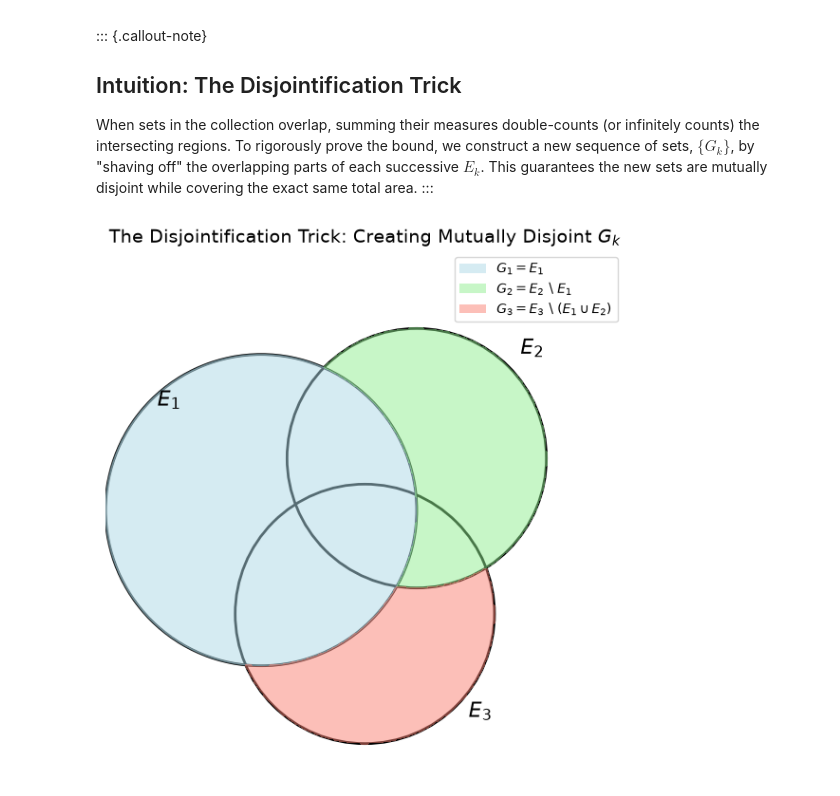
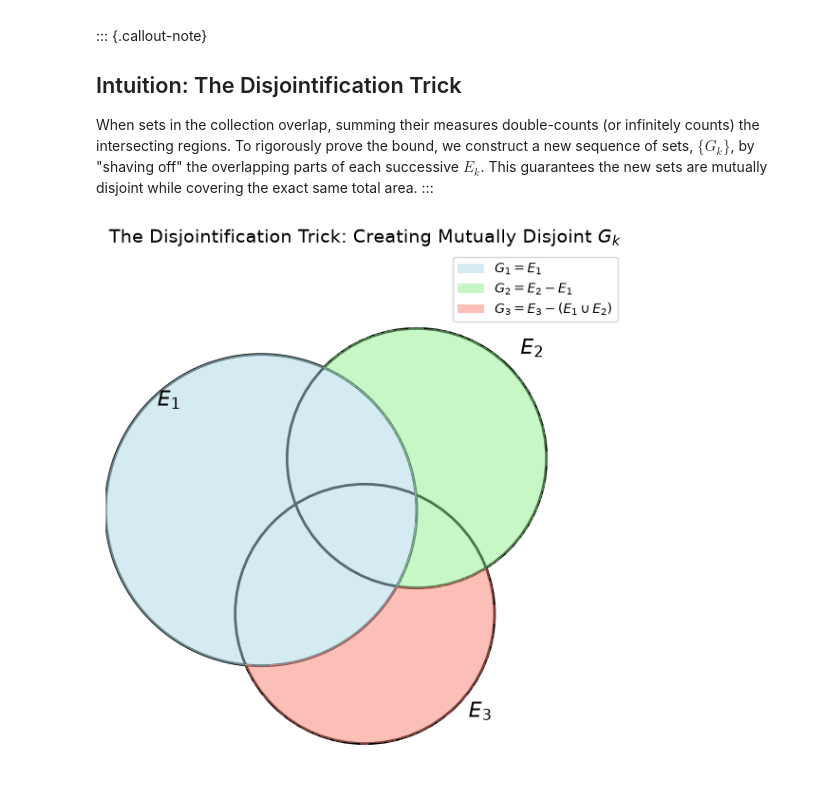
Before and after one commit to rohanishervin/kb, a Jupyter notebook: nodes/measure.ipynb, the cells around one changed output. Cells and saved outputs as stored; diff of their text form; code cells hidden in the pictures.

Commit message:
docs: update measure notebook and regenerate coverage and graph outputs

```diff
--- a/nodes/measure.ipynb
+++ b/nodes/measure.ipynb
@@ -290,44 +290,44 @@ ax.text(0.7, 0.1, '$E_3$', fontsize=16)
 circle1_fill = Circle((0.3, 0.5), 0.3, fill=True, color='lightblue', alpha=0.5, label='$G_1 = E_1$')
 ax.add_patch(circle1_fill)
 
-# Highlight G2 (E2 \ E1) by clipping
+# Highlight G2 (E2 - E1) by clipping
 # We create a clipping path that is E2 but excludes E1
 x = np.linspace(0, 1, 400)
 y = np.linspace(0, 1, 400)
 X, Y = np.meshgrid(x, y)
 # Distances to centers
 d1 = np.sqrt((X - 0.3)**2 + (Y - 0.5)**2)
 d2 = np.sqrt((X - 0.6)**2 + (Y - 0.6)**2)
 d3 = np.sqrt((X - 0.5)**2 + (Y - 0.3)**2)
 
 # Mask for G2
 mask_G2 = (d2 <= 0.25) & (d1 > 0.3)
 ax.contourf(X, Y, mask_G2, levels=[0.5, 1.5], colors=['lightgreen'], alpha=0.5)
 
-# Mask for G3 (E3 \ (E1 U E2))
+# Mask for G3 (E3 - (E1 U E2))
 mask_G3 = (d3 <= 0.25) & (d1 > 0.3) & (d2 > 0.25)
 ax.contourf(X, Y, mask_G3, levels=[0.5, 1.5], colors=['salmon'], alpha=0.5)
 
 # Setup plot limits and aesthetics
 ax.set_xlim(0, 1)
 ax.set_ylim(0, 1)
 ax.set_aspect('equal')
 ax.axis('off')
 ax.set_title("The Disjointification Trick: Creating Mutually Disjoint $G_k$", fontsize=14)
 
 # Custom legend
 from matplotlib.patches import Patch
 legend_elements = [
     Patch(facecolor='lightblue', alpha=0.5, label='$G_1 = E_1$'),
-    Patch(facecolor='lightgreen', alpha=0.5, label='$G_2 = E_2 \\setminus E_1$'),
-    Patch(facecolor='salmon', alpha=0.5, label='$G_3 = E_3 \\setminus (E_1 \\cup E_2)$')
+    Patch(facecolor='lightgreen', alpha=0.5, label='$G_2 = E_2 - E_1$'),
+    Patch(facecolor='salmon', alpha=0.5, label='$G_3 = E_3 - (E_1 \\cup E_2)$')
 ]
 ax.legend(handles=legend_elements, loc='upper right')
 
 plt.tight_layout()
 plt.show()
 # %% [output]
-[figure, old version]
+[figure, new version]
 # %% [markdown]
 
 
```
Also changed, not shown: parts of 2 cells of this notebook, 2 other files.
